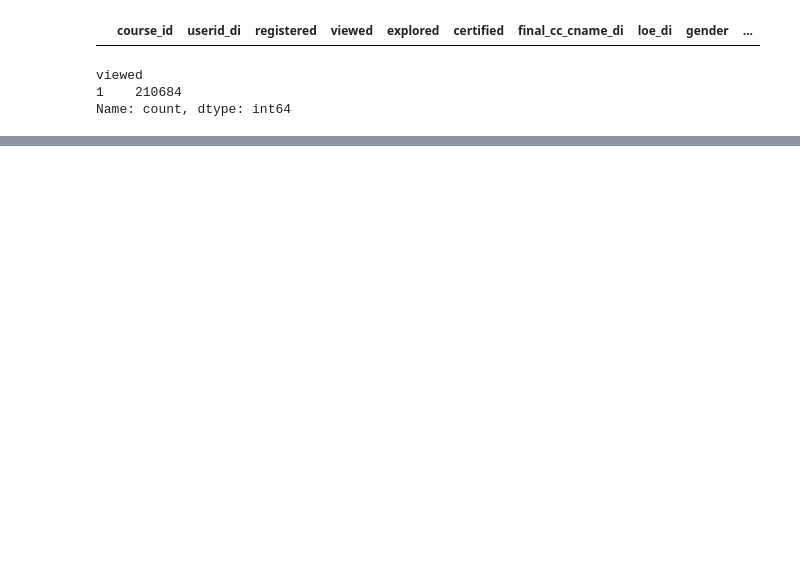
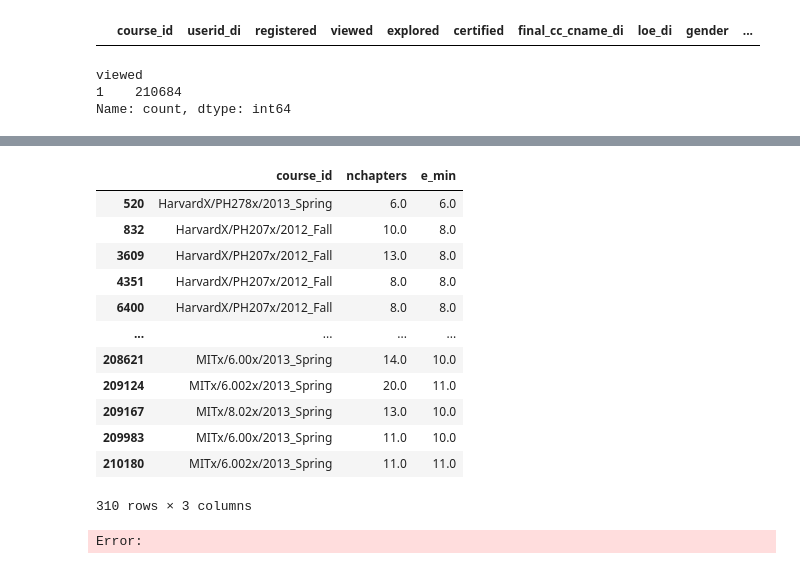
Before and after one commit to Heesang01/HOHO_Project, a Jupyter notebook: 도연_0323.ipynb, the cells around one changed output, grey strips where cells are left out. Cells and saved outputs as stored; diff of their text form; code cells hidden in the pictures; blank space fills up the shorter version.

```diff
--- a/도연_0323.ipynb
+++ b/도연_0323.ipynb
@@ -843,0 +1015,23 @@ np.float64(26.645318746339992)
+# %%
+temp1 = pre.loc[pre['step']=='v', ['course_id', 'nchapters']]
+temp2= pre[(pre['step']=='e')].groupby('course_id')['nchapters'].min().reset_index(name='e_min')
+
+
+
+tmp_merge = pd.merge(temp1, temp2, how='inner', on='course_id')
+tmp_merge[tmp_merge['nchapters']>=tmp_merge['e_min']]
+# %% [output]
+|  | course_id | nchapters | e_min |
+| 520 | HarvardX/PH278x/2013_Spring | 6.0 | 6.0 |
+| 832 | HarvardX/PH207x/2012_Fall | 10.0 | 8.0 |
+| 3609 | HarvardX/PH207x/2012_Fall | 13.0 | 8.0 |
+| 4351 | HarvardX/PH207x/2012_Fall | 8.0 | 8.0 |
+| 6400 | HarvardX/PH207x/2012_Fall | 8.0 | 8.0 |
+| ... | ... | ... | ... |
+| 208621 | MITx/6.00x/2013_Spring | 14.0 | 10.0 |
+| 209124 | MITx/6.002x/2013_Spring | 20.0 | 11.0 |
+| 209167 | MITx/8.02x/2013_Spring | 13.0 | 10.0 |
+| 209983 | MITx/6.00x/2013_Spring | 11.0 | 10.0 |
+| 210180 | MITx/6.002x/2013_Spring | 11.0 | 11.0 |
+310 rows × 3 columns
+Error:
```
Also changed, not shown: parts of 21 cells of this notebook.
